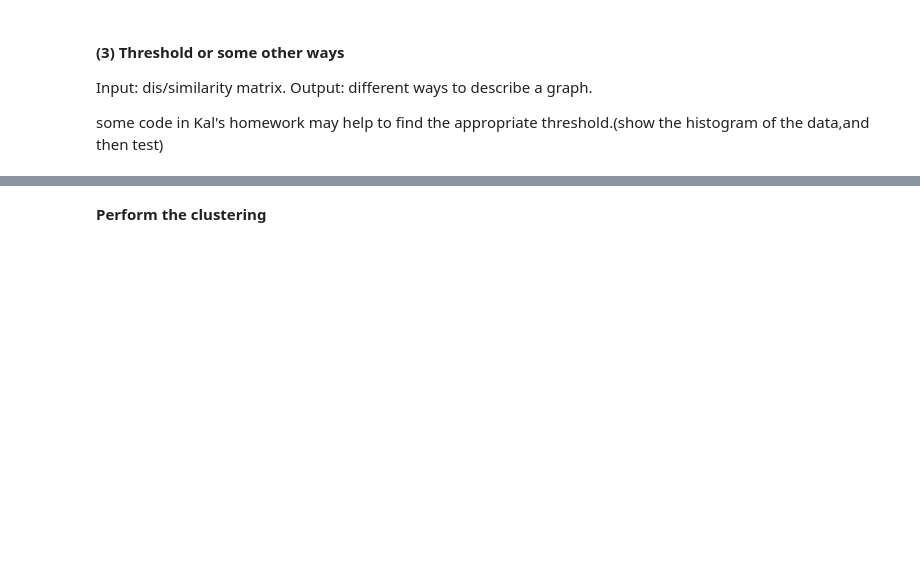
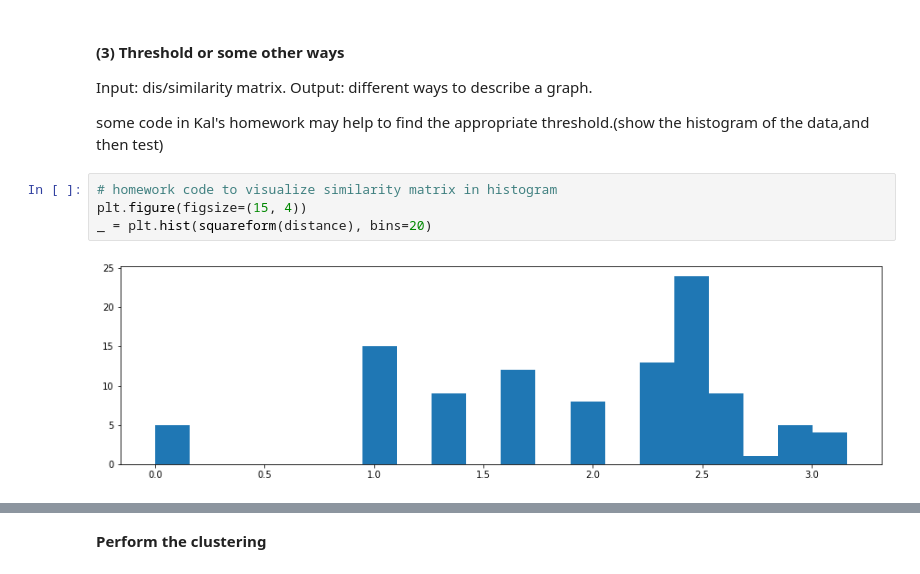
Before and after one commit to Tingyu00/CD-02, a Jupyter notebook: work_flow.ipynb, the cells around one changed output, grey strips where cells are left out. Drawn from its saved outputs; the diff is of its cells as text; blank space fills up the shorter version.

```diff
--- a/work_flow.ipynb
+++ b/work_flow.ipynb
@@ -45,4 +69,10 @@ Input: dis/similarity matrix.
 Output: different ways to describe a graph.
 
 some code in Kal's homework may help to find the appropriate threshold.(show the histogram of the data,and then test)
+# %%
+# homework code to visualize similarity matrix in histogram
+plt.figure(figsize=(15, 4))
+_ = plt.hist(squareform(distance), bins=20)
+# %% [output]
+[figure, added]
 # %%
```
Also changed, not shown: parts of 14 cells of this notebook, 19 other files.
